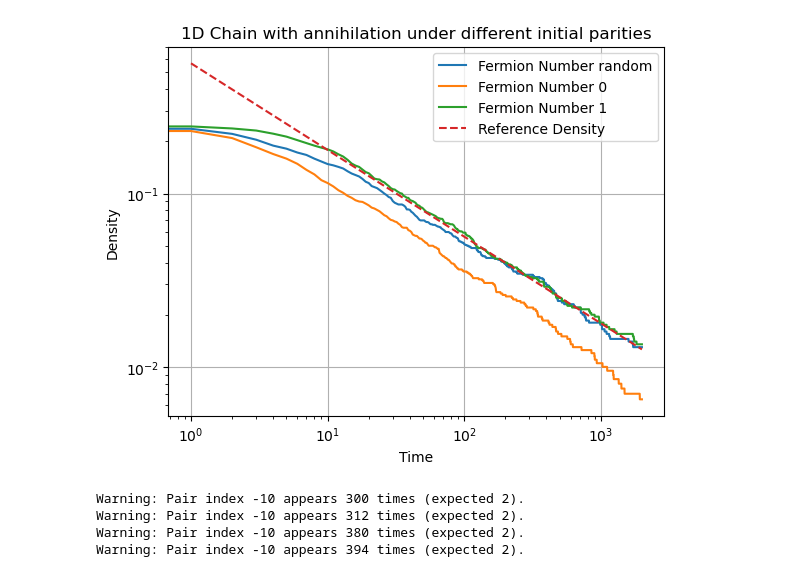
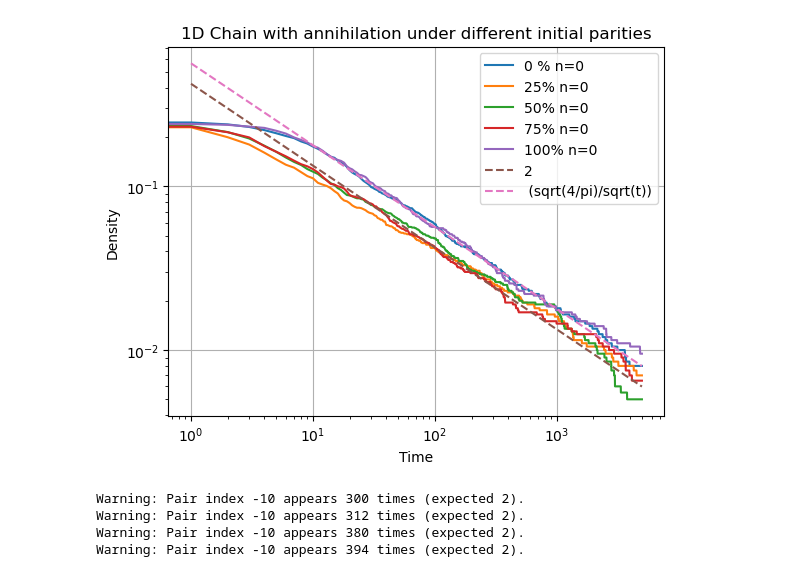
Before and after one commit to toM0dots/Majorana-Braiding, a Jupyter notebook: With_annihilation.ipynb, the cells around one changed output. Drawn from its saved outputs; the diff is of its cells as text; code cells hidden in the pictures.

```diff
--- a/With_annihilation.ipynb
+++ b/With_annihilation.ipynb
@@ -9,7 +9,7 @@ from typing import List
 
 
 
-def chain_builder(N, rho, parity =1):
+def chain_builder(N, rho, parity_ratio =1):
     """
     having chain be a numpy array that the first column is the ferminonic number of the pair and the second column
     is the Majorana operator which can be assigned randomly at contact to simulate quantum randomness.
@@ -20,7 +20,10 @@ def chain_builder(N, rho, parity =1):
     chain = np.full((N* rho, 3), -10)
     for i in range(N):
         if i % 2 == 0: # if i is even, then the pair is a fermion pair
-            parity = random.choice([0, 1])
+            if random.random() < parity_ratio:
+                parity = 0
+            else:
+                parity = 1
         chain[i * rho][0] = parity # initially all pairs have fermion number 1
         chain[i * rho][1] = 47
         chain[i * rho][2] = int(i/2) # index for pair (i,j), where i<j, using i to denote the Majorana j is paired with.
@@ -521,3 +524,17 @@ def chain_compact(chain):
         compact_chain[i][0] = chain[i][0]  # Majorana index
         compact_chain[i][2] = chain[i][2]   # Fermion number
     return compact_chain
+# %%
+N =1000
+rho = 4
+random.seed(42)
+chain1 = chain_builder(N, rho, 0)
+chain2 = chain_builder_0(N, rho, 0.25)
+chain3 = chain_builder_0(N, rho, 0.5)
+chain4 = chain_builder_0(N, rho, 0.75)
+chain5 = chain_builder_0(N, rho, 1)
+_, times1, density1 = evolution_annihilate(chain1, 5000)
+_, times2, density2 = evolution_annihilate(chain2, 5000)
+_, times3, density3 = evolution_annihilate(chain3, 5000)
+_, times4, density4 = evolution_annihilate(chain4, 5000)
+_, times5, density5 = evolution_annihilate(chain5, 5000)
@@ -524,24 +560,25 @@ def chain_compact(chain):
 # %%
-N =1000
-rho = 4
-random.seed(42)
-_, times1, density1 = evolution_annihilate(chain_builder(N, rho), 2000)
-_, times2, density2 = evolution_annihilate(chain_builder_0(N, rho, 0), 2000)
-_, times3, density3 = evolution_annihilate(chain_builder_0(N, rho, 1), 2000)
-density_ref = density_ref_4 = 2/(math.sqrt(4 * math.pi) * np.sqrt(times1[1:]))
-plt.plot(times1, np.array(density1)/(N*rho), label='Fermion Number random')
-plt.plot(times2, np.array(density2)/(N*rho), label='Fermion Number 0')
-plt.plot(times3, np.array(density3)/(N*rho), label='Fermion Number 1 ')
-plt.plot(times1[1:], density_ref, label='Reference Density', linestyle='--')
+density_ref_1 = density_ref_4 = 2/(math.sqrt(4 * math.pi) * np.sqrt(times1[1:]))
+density_ref_2 = density_ref_4 = 1.5/(math.sqrt(4 * math.pi) * np.sqrt(times1[1:]))
+plt.plot(times1, np.array(density1)/(N*rho), label='0 % n=0')
+plt.plot(times2, np.array(density2)/(N*rho), label='25% n=0')
+plt.plot(times3, np.array(density3)/(N*rho), label='50% n=0')
+plt.plot(times4, np.array(density4)/(N*rho), label='75% n=0')
+plt.plot(times5, np.array(density5)/(N*rho), label='100% n=0')
+# plt.plot(times1, np.full(5000,2), label='Reference Density', linestyle='--')
+# plt.plot(times1, np.full(5000,1.5), label='Reference Density (sqrt(4/pi)/sqrt(t))', linestyle='--')
+# plt.plot(times1, np.full(5000,1), label='Reference Density (sqrt(4/pi)/sqrt(t)) for 4 Majoranas', linestyle='--')
+plt.plot(times1[1:], density_ref_2, label='2', linestyle='--')
+plt.plot(times1[1:], density_ref_1, label=' (sqrt(4/pi)/sqrt(t))', linestyle='--')
 plt.xscale('log')
 plt.yscale('log')
 plt.title('1D Chain with annihilation under different initial parities')
 plt.xlabel('Time')
 plt.ylabel('Density')
 plt.legend()
 plt.grid()
 # %% [output]
-[figure, old version]
+[figure, new version]
 # %%
 chain = chain_builder(100, 4)
 chain1 = evolution(chain, 4000)
```
Also changed, not shown: parts of 1 cell of this notebook, 3 other files.
